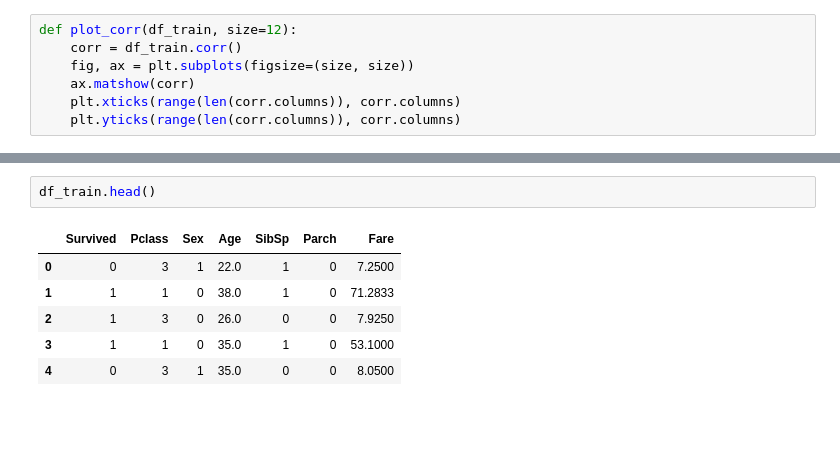
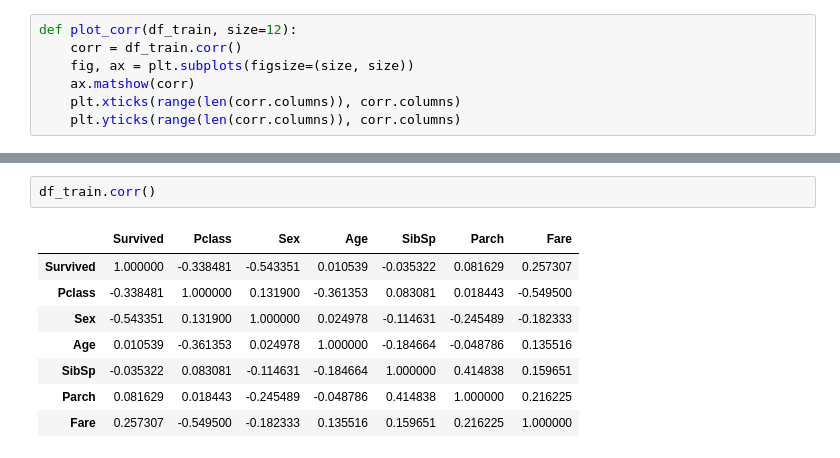
Before and after one commit to r-wambui/titanic_data_analysis, a Jupyter notebook: titanic.ipynb, the cells around one changed output, grey strips where cells are left out. Drawn from its saved outputs; the diff is of its cells as text; blank space fills up the shorter version.

```diff
--- a/titanic.ipynb
+++ b/titanic.ipynb
@@ -105,9 +107,11 @@ plot_corr(df_train)
 # %%
-df_train.head()
+df_train.corr()
 # %% [output]
 |  | Survived | Pclass | Sex | Age | SibSp | Parch | Fare |
-| 0 | 0 | 3 | 1 | 22.0 | 1 | 0 | 7.2500 |
-| 1 | 1 | 1 | 0 | 38.0 | 1 | 0 | 71.2833 |
-| 2 | 1 | 3 | 0 | 26.0 | 0 | 0 | 7.9250 |
-| 3 | 1 | 1 | 0 | 35.0 | 1 | 0 | 53.1000 |
-| 4 | 0 | 3 | 1 | 35.0 | 0 | 0 | 8.0500 |
+| Survived | 1.000000 | -0.338481 | -0.543351 | 0.010539 | -0.035322 | 0.081629 | 0.257307 |
+| Pclass | -0.338481 | 1.000000 | 0.131900 | -0.361353 | 0.083081 | 0.018443 | -0.549500 |
+| Sex | -0.543351 | 0.131900 | 1.000000 | 0.024978 | -0.114631 | -0.245489 | -0.182333 |
+| Age | 0.010539 | -0.361353 | 0.024978 | 1.000000 | -0.184664 | -0.048786 | 0.135516 |
+| SibSp | -0.035322 | 0.083081 | -0.114631 | -0.184664 | 1.000000 | 0.414838 | 0.159651 |
+| Parch | 0.081629 | 0.018443 | -0.245489 | -0.048786 | 0.414838 | 1.000000 | 0.216225 |
+| Fare | 0.257307 | -0.549500 | -0.182333 | 0.135516 | 0.159651 | 0.216225 | 1.000000 |
```
Also changed, not shown: parts of 5 cells of this notebook.
